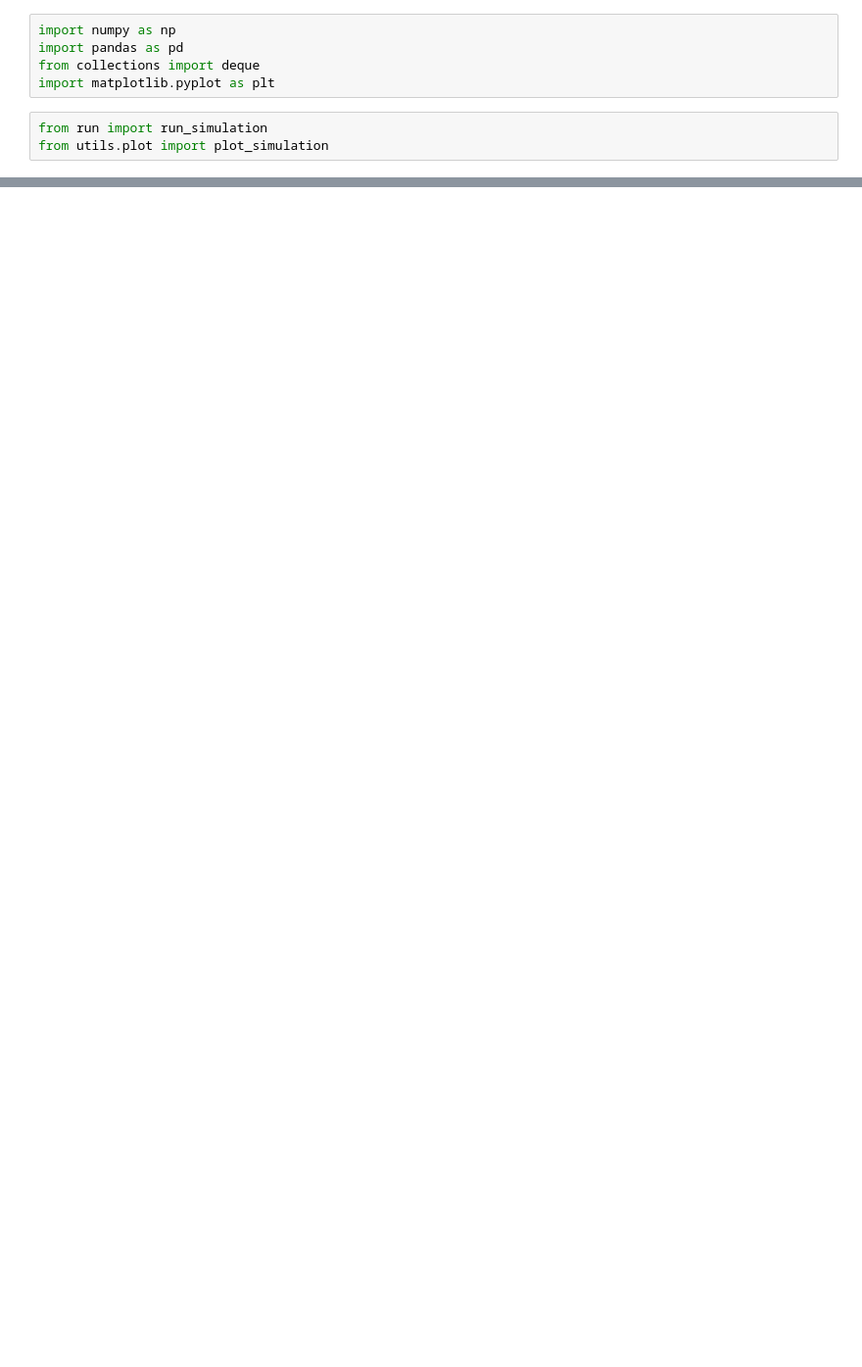
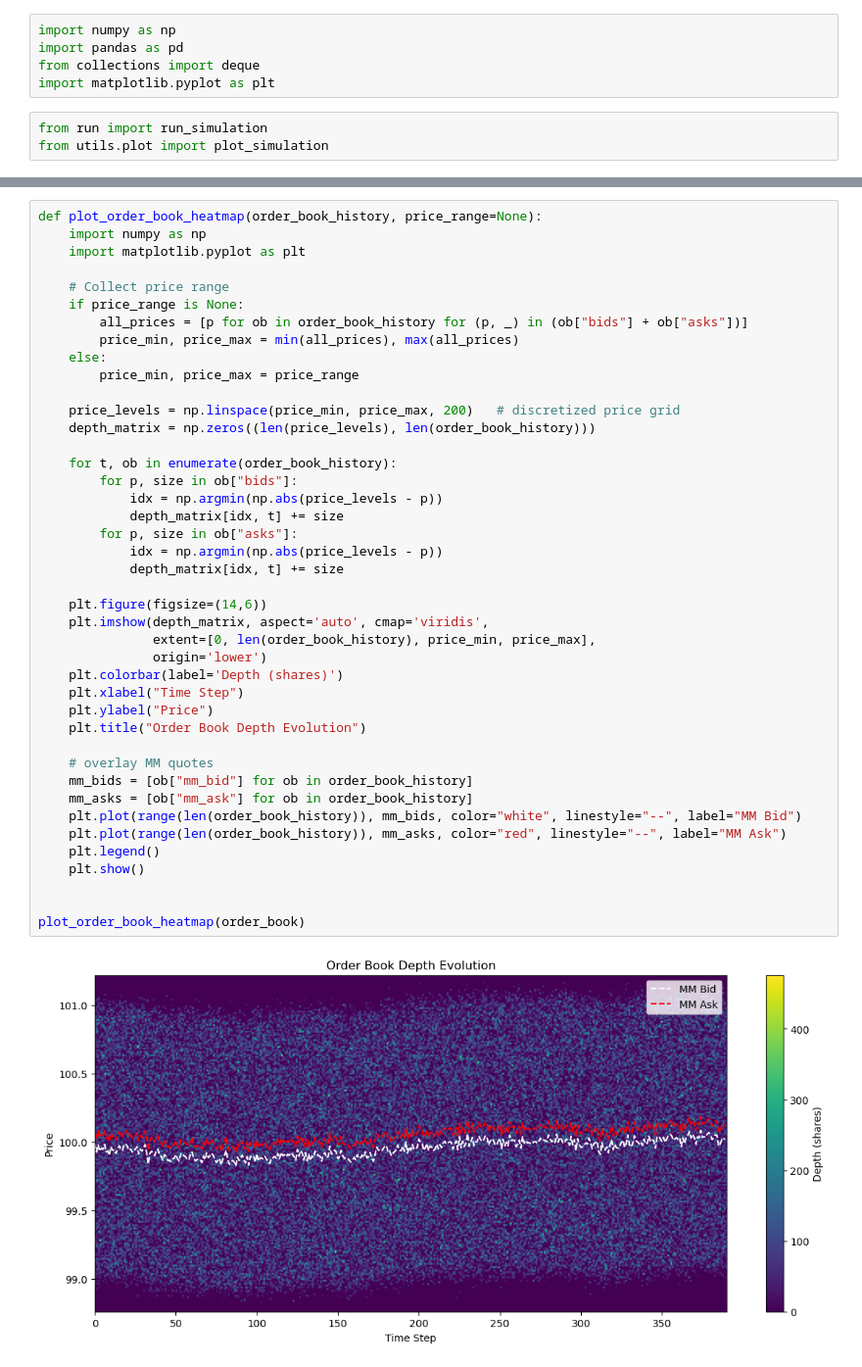
Before and after one commit to evaristo-va/market_maker_simulator, a Jupyter notebook: simulation.ipynb, the cells around one changed output, grey strips where cells are left out. Shown at 98% size. Drawn from its saved outputs; the diff is of its cells as text; blank space fills up the shorter version.

```diff
--- a/simulation.ipynb
+++ b/simulation.ipynb
@@ -18,0 +19,44 @@ plot_simulation(df_simple)
+# %%
+def plot_order_book_heatmap(order_book_history, price_range=None):
+    import numpy as np
+    import matplotlib.pyplot as plt
+
+    # Collect price range
+    if price_range is None:
+        all_prices = [p for ob in order_book_history for (p, _) in (ob["bids"] + ob["asks"])]
+        price_min, price_max = min(all_prices), max(all_prices)
+    else:
+        price_min, price_max = price_range
+
+    price_levels = np.linspace(price_min, price_max, 200)   # discretized price grid
+    depth_matrix = np.zeros((len(price_levels), len(order_book_history)))
+
+    for t, ob in enumerate(order_book_history):
+        for p, size in ob["bids"]:
+            idx = np.argmin(np.abs(price_levels - p))
+            depth_matrix[idx, t] += size
+        for p, size in ob["asks"]:
+            idx = np.argmin(np.abs(price_levels - p))
+            depth_matrix[idx, t] += size
+
+    plt.figure(figsize=(14,6))
+    plt.imshow(depth_matrix, aspect='auto', cmap='viridis',
+               extent=[0, len(order_book_history), price_min, price_max],
+               origin='lower')
+    plt.colorbar(label='Depth (shares)')
+    plt.xlabel("Time Step")
+    plt.ylabel("Price")
+    plt.title("Order Book Depth Evolution")
+
+    # overlay MM quotes
+    mm_bids = [ob["mm_bid"] for ob in order_book_history]
+    mm_asks = [ob["mm_ask"] for ob in order_book_history]
+    plt.plot(range(len(order_book_history)), mm_bids, color="white", linestyle="--", label="MM Bid")
+    plt.plot(range(len(order_book_history)), mm_asks, color="red", linestyle="--", label="MM Ask")
+    plt.legend()
+    plt.show()
+
+
+plot_order_book_heatmap(order_book)
+# %% [output]
+[figure, added]
```
Also changed, not shown: parts of 1 cell of this notebook, 1 other file.
